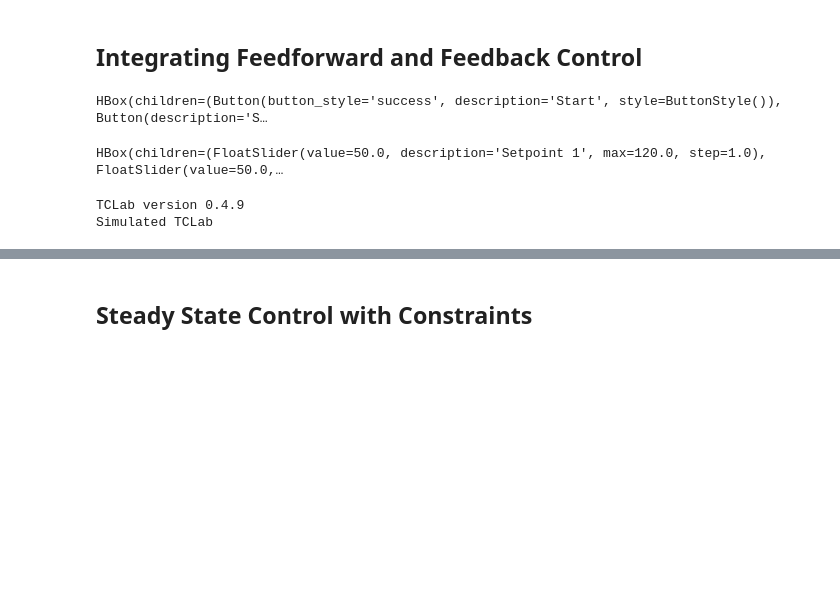
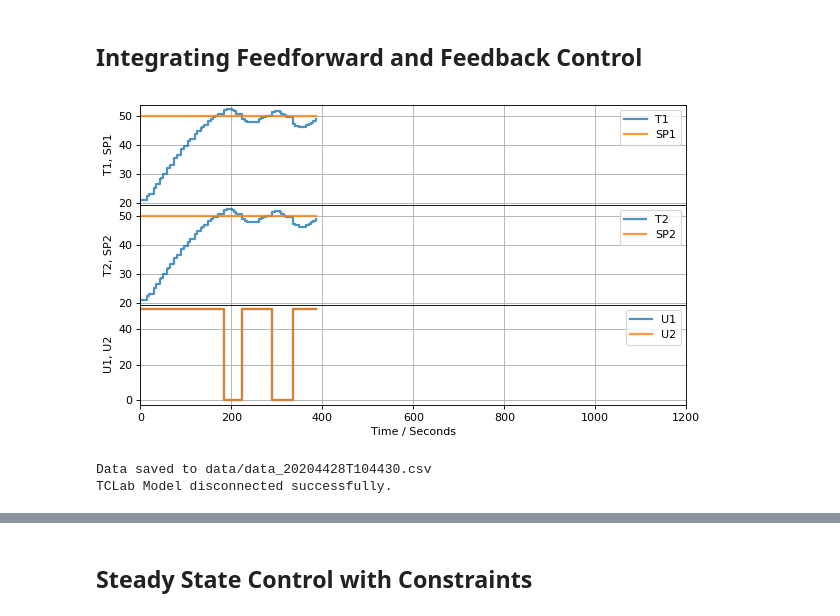
Before and after one commit to jckantor/CBE30338-Sp2020, a Jupyter notebook: notebooks/06.02-TCLab-Threaded-Interface-Version-1.ipynb, the cells around one changed output, grey strips where cells are left out. Cells and saved outputs as stored; diff of their text form; code cells hidden in the pictures; blank space fills up the shorter version.

Commit message:
Fix output widget overwriting start/stop

```diff
--- a/notebooks/06.02-TCLab-Threaded-Interface-Version-1.ipynb
+++ b/notebooks/06.02-TCLab-Threaded-Interface-Version-1.ipynb
@@ -90,7 +97,7 @@ display(widgets.HBox([setpoint1, setpoint2]))
 # %% [markdown]
 ## Integrating Feedforward and Feedback Control
 # %%
-%matplotlib notebook
+%matplotlib inline
 
 from IPython.display import display
 import ipywidgets as widgets
@@ -117,71 +124,73 @@ def relay(MV_hi, MV_lo=0, h=1):
 
 TCLab = tclab.setup(connected=False, speedup=5)
 
-def work(stop, setpoint1, setpoint2):
-    with TCLab() as lab:
+def work(output, stop, setpoint1, setpoint2):
+    with output:
+        with TCLab() as lab:
 
-        # pre-run
-        lab.P1 = 255
-        lab.P2 = 255
-        sources = [
-            ('T1', lambda: lab.T1),
-            ('T2', lambda: lab.T2),
-            ('U1', lambda: lab.U1),
-            ('U2', lambda: lab.U2),
-            ('SP1', lambda: setpoint1.value),
-            ('SP2', lambda: setpoint2.value)
-        ]
-        h = tclab.Historian(sources)
-        p = tclab.Plotter(h, 1200, layout=(('T1', 'SP1'), ('T2', 'SP2'),('U1','U2')))
-        feedback1 = relay(1, -1)
-        _ = feedback1.send(None)
-        feedback2 = relay(1, -1)
-        _ = feedback2.send(None)
+            # pre-run
+            lab.P1 = 255
+            lab.P2 = 255
+            sources = [
+                ('T1', lambda: lab.T1),
+                ('T2', lambda: lab.T2),
+                ('U1', lambda: lab.U1),
+                ('U2', lambda: lab.U2),
+                ('SP1', lambda: setpoint1.value),
+                ('SP2', lambda: setpoint2.value)
+            ]
+            h = tclab.Historian(sources)
+            p = tclab.Plotter(h, 1200, layout=(('T1', 'SP1'), ('T2', 'SP2'),('U1','U2')))
+            feedback1 = relay(1, -1)
+            _ = feedback1.send(None)
+            feedback2 = relay(1, -1)
+            _ = feedback2.send(None)
 
-        # run
-        for t in tclab.clock(10000, 5):
-            Q1_ff, Q2_ff = feedforward(setpoint1.value, setpoint2.value, Ta)
-            Q1_fb = feedback1.send([setpoint1.value, lab.T1])
-            Q2_fb = feedback2.send([setpoint2.value, lab.T2])
-            lab.U1 = max(0, min(100, 100*(Q1_ff + Q1_fb)/lab.P1/0.013))
-            lab.U2 = max(0, min(100, 100*(Q2_ff + Q2_fb)/lab.P2/0.013))
-            p.update(t)
-            if stop.value:
-                break
+            # run
+            for t in tclab.clock(10000, 5):
+                Q1_ff, Q2_ff = feedforward(setpoint1.value, setpoint2.value, Ta)
+                Q1_fb = feedback1.send([setpoint1.value, lab.T1])
+                Q2_fb = feedback2.send([setpoint2.value, lab.T2])
+                lab.U1 = max(0, min(100, 100*(Q1_ff + Q1_fb)/lab.P1/0.013))
+                lab.U2 = max(0, min(100, 100*(Q2_ff + Q2_fb)/lab.P2/0.013))
+                p.update(t)
+                if stop.value:
+                    break
 
-        # post-run
-        fname = datetime.datetime.now().strftime("data/data_%Y%M%dT%H%M%S.csv")
-        h.to_csv(fname)
-        print("Data saved to", fname)
+            # post-run
+            fname = datetime.datetime.now().strftime("data/data_%Y%M%dT%H%M%S.csv")
+            h.to_csv(fname)
+            print("Data saved to", fname)
 
 # widgets
 start = widgets.Button(description="Start", button_style="success")
 stop = widgets.Button(description="Stop", button_style="")
 setpoint1 = widgets.FloatSlider(value=50, min=0, max=120, step=1, description="Setpoint 1")
 setpoint2 = widgets.FloatSlider(value=50, min=0, max=120, step=1, description="Setpoint 2")
+output = widgets.Output(layout={'height': '450px'})
 
 # thread
-thread = threading.Thread(target=work, args=(stop, setpoint1, setpoint2))
+thread = threading.Thread(target=work, args=(output, stop, setpoint1, setpoint2))
 
 # actions
 def start_button_clicked(b):
     stop.value = False
     start.button_style = ""
     stop.button_style="success"
     thread.start()
 start.on_click(start_button_clicked)
 
 def stop_button_clicked(b):
     stop.value = True
     stop.button_style = ""
     thread.join()
 stop.on_click(stop_button_clicked)
 
 # START THINGS UP
 display(widgets.HBox([start, stop]))
 display(widgets.HBox([setpoint1, setpoint2]))
+display(output)
 # %% [output]
+[figure, added]
-HBox(children=(Button(button_style='success', description='Start', style=ButtonStyle()), Button(description='S…
+Data saved to data/data_20204428T104430.csv
+TCLab Model disconnected successfully.
-HBox(children=(FloatSlider(value=50.0, description='Setpoint 1', max=120.0, step=1.0), FloatSlider(value=50.0,…
-TCLab version 0.4.9
-Simulated TCLab
```
Also changed, not shown: parts of 6 cells of this notebook, 5 other files.
